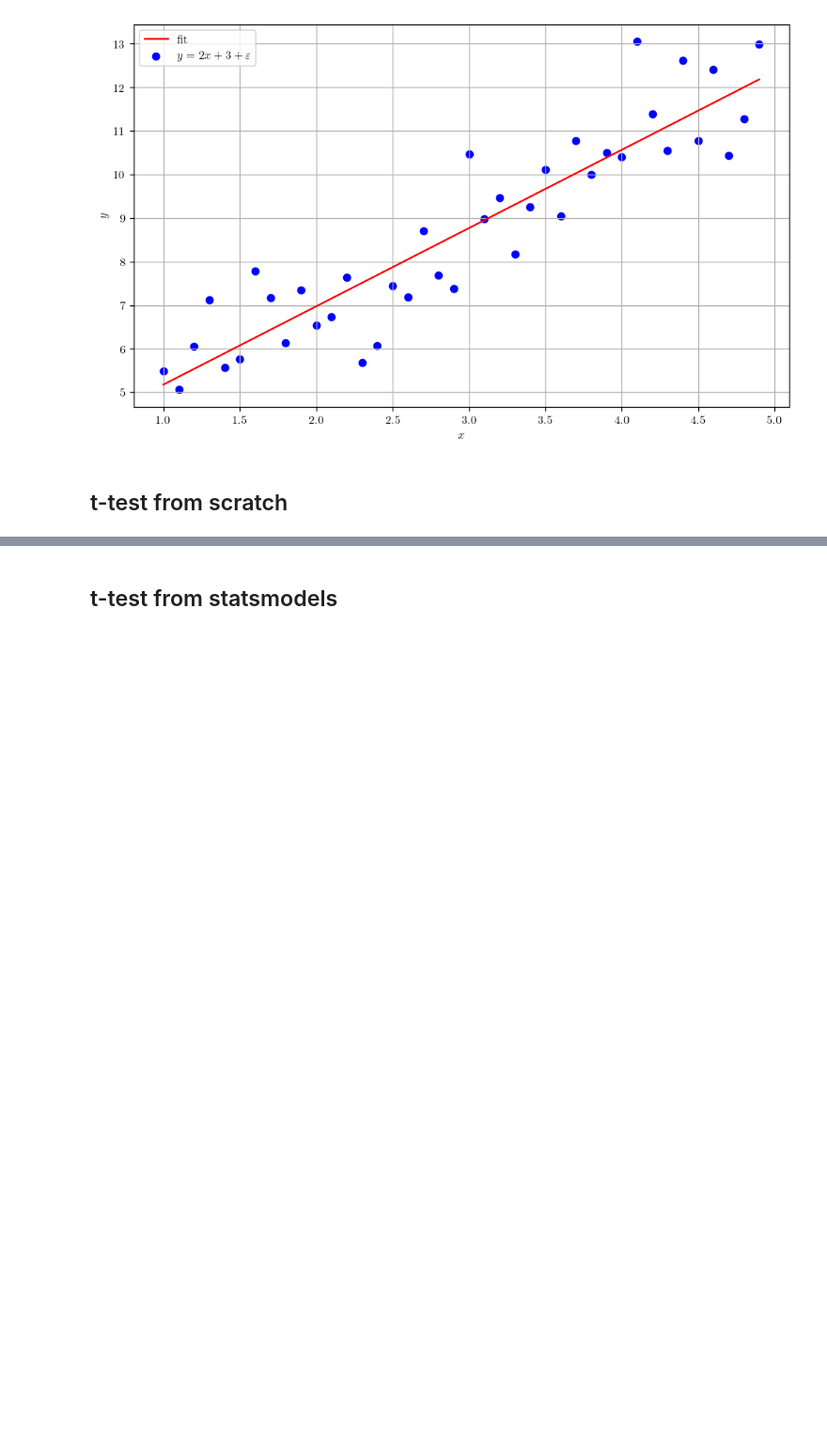
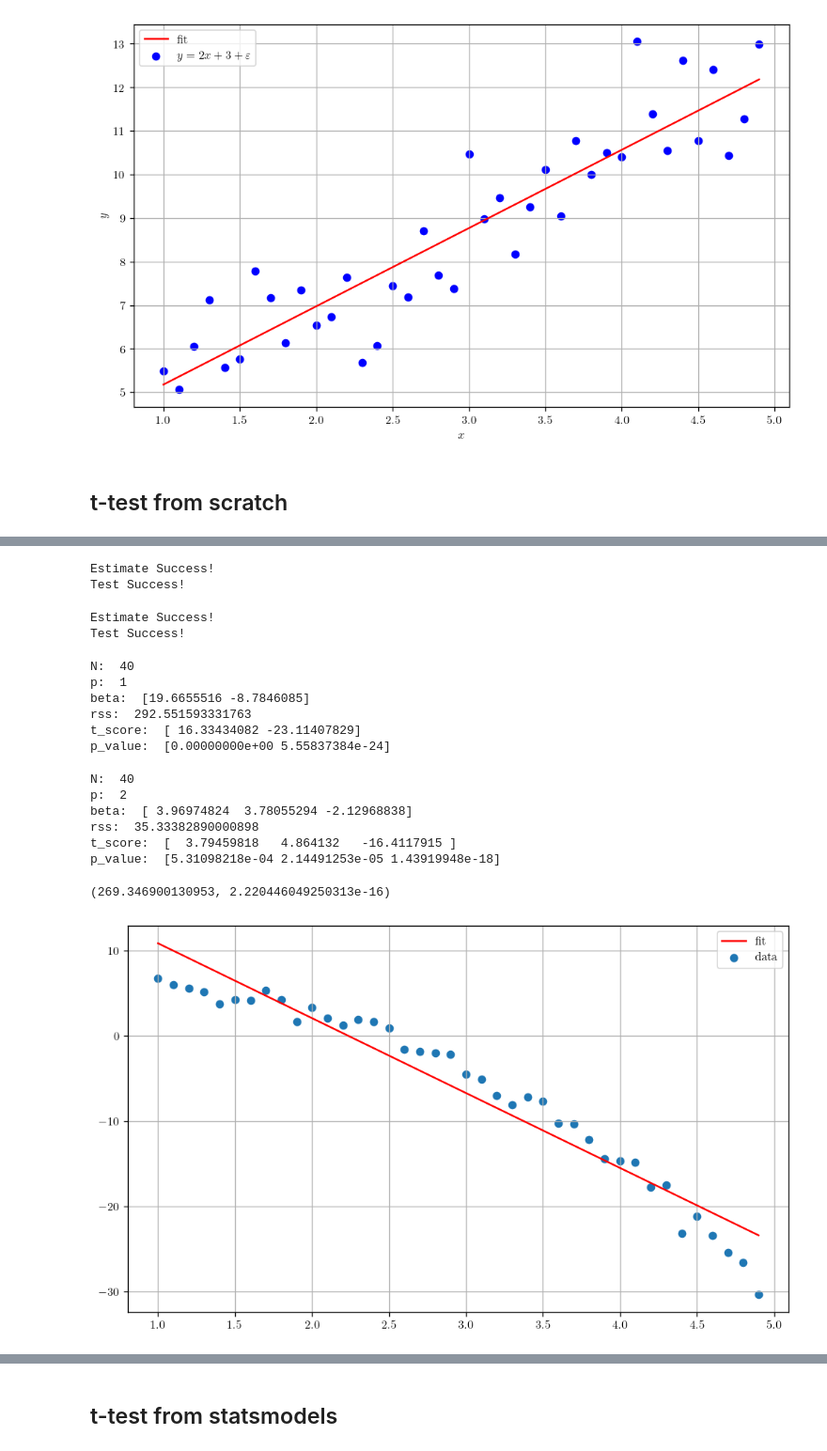
Before and after one commit to Axect/ESL_Study, a Jupyter notebook: chap3/tutorial/simple_ols.ipynb, the cells around one changed output, grey strips where cells are left out. Shown at 94% size. Cells and saved outputs as stored; diff of their text form; code cells hidden in the pictures; blank space fills up the shorter version.

```diff
--- a/chap3/tutorial/simple_ols.ipynb
+++ b/chap3/tutorial/simple_ols.ipynb
@@ -116,0 +292,39 @@ array([4.04864142e-10, 0.00000000e+00])
+# %%
+ols_1 = OLSEstimator(X1, Y)
+ols_2 = OLSEstimator(X2, Y)
+# %%
+ols_1.estimate(); ols_1.test()
+# %% [output]
+Estimate Success!
+Test Success!
+# %%
+ols_2.estimate(); ols_2.test()
+# %% [output]
+Estimate Success!
+Test Success!
+# %%
+ols_1.summary()
+# %% [output]
+N:  40
+p:  1
+beta:  [19.6655516 -8.7846085]
+rss:  292.551593331763
+t_score:  [ 16.33434082 -23.11407829]
+p_value:  [0.00000000e+00 5.55837384e-24]
+# %%
+ols_2.summary()
+# %% [output]
+N:  40
+p:  2
+beta:  [ 3.96974824  3.78055294 -2.12968838]
+rss:  35.33382890000898
+t_score:  [  3.79459818   4.864132   -16.4117915 ]
+p_value:  [5.31098218e-04 2.14491253e-05 1.43919948e-18]
+# %%
+ols_1.f_test(ols_2)
+# %% [output]
+(269.346900130953, 2.220446049250313e-16)
+# %%
+ols_1.plot()
+# %% [output]
+[figure, added]
```
Also changed, not shown: parts of 43 cells of this notebook, 1 other file.
